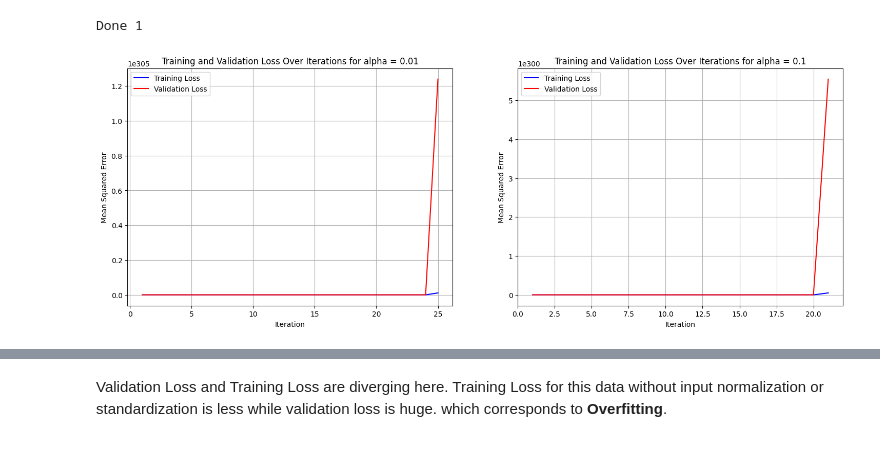
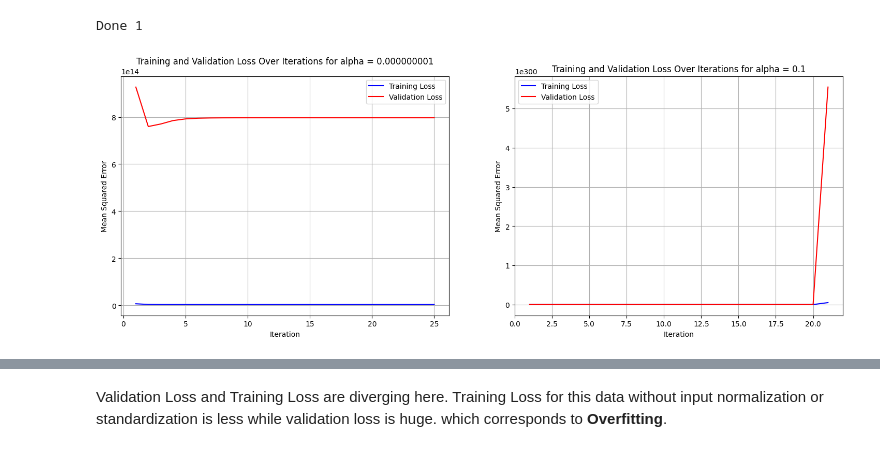
Before and after one commit to Dhanush-adk/machine_learning, a Jupyter notebook: assignment_2/LR_assignment_2.ipynb, the cells around one changed output, grey strips where cells are left out. Cells and saved outputs as stored; diff of their text form; code cells hidden in the pictures.

```diff
--- a/assignment_2/LR_assignment_2.ipynb
+++ b/assignment_2/LR_assignment_2.ipynb
@@ -135,7 +143,7 @@ y_train_2 = df_train_2['price'].to_numpy()
 X_val_2 = df_test_2[input_features_2].to_numpy()
 y_val_2 = df_test_2['price'].to_numpy()
 # %%
-theta_alpha_3, train_loss_alpha_3, val_loss_alpha_3  = Linear_Regression(X_train_2, y_train_2, X_val_2, y_val_2,25, alpha = 0.01)
+theta_alpha_3, train_loss_alpha_3, val_loss_alpha_3  = Linear_Regression(X_train_2, y_train_2, X_val_2, y_val_2,25, alpha =  0.00000001)
 print("Done 1")
 theta_alpha_4, train_loss_alpha_4, val_loss_alpha_4  = Linear_Regression(X_train_2, y_train_2, X_val_2, y_val_2,25, alpha = 0.1)
 # %% [output]
@@ -143,23 +151,23 @@ Done 1
 # %%
 plt.figure(figsize=(18, 6))
 
 plt.subplot(1, 2, 1)
 plt.plot(range(1, len(train_loss_alpha_3) + 1), train_loss_alpha_3, color='blue', label = 'Training Loss')
 plt.plot(range(1, len(val_loss_alpha_3) + 1), val_loss_alpha_3, color='red', label = 'Validation Loss')
 plt.xlabel("Iteration")
 plt.ylabel("Mean Squared Error")
-plt.title("Training and Validation Loss Over Iterations for alpha = 0.01")
+plt.title("Training and Validation Loss Over Iterations for alpha = 0.000000001")
 plt.grid()
 plt.legend()
 
 plt.subplot(1, 2, 2)
 plt.plot(range(1, len(train_loss_alpha_4) + 1), train_loss_alpha_4, color='blue', label = 'Training Loss')
 plt.plot(range(1, len(val_loss_alpha_4) + 1), val_loss_alpha_4, color='red', label = 'Validation Loss')
 plt.xlabel("Iteration")
 plt.ylabel("Mean Squared Error")
 plt.title("Training and Validation Loss Over Iterations for alpha = 0.1")
 plt.legend()
 plt.grid()
 plt.show()
 # %% [output]
-[figure, old version]
+[figure, new version]
```
Also changed, not shown: parts of 13 cells of this notebook.
